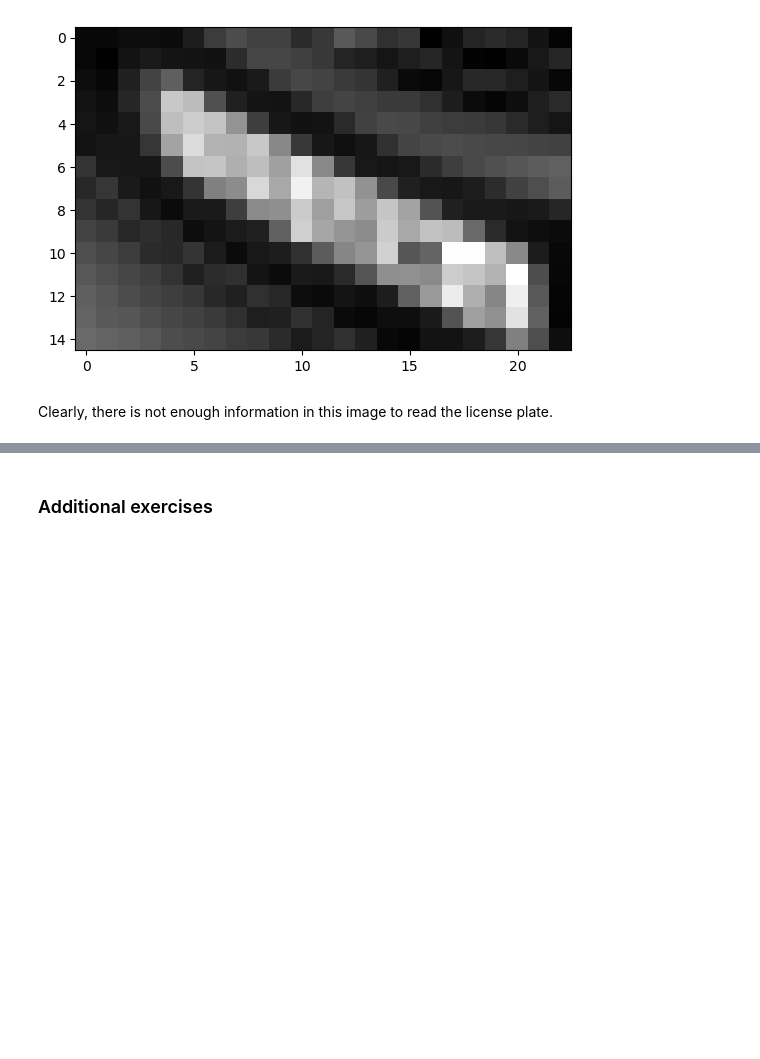
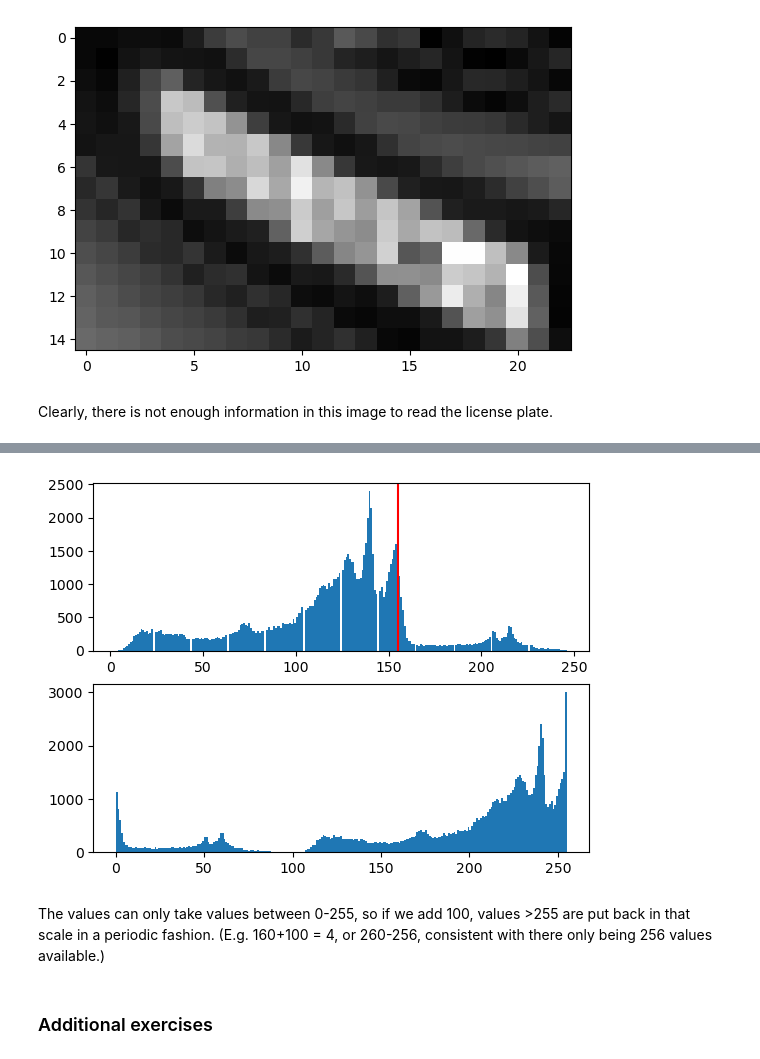
Before and after one commit to Jintram/Workshop_Py_image-analysis_2025, a Jupyter notebook: Answers/Bioimage-analysis_02_answers.ipynb, the cells around one changed output, grey strips where cells are left out. Drawn from its saved outputs; the diff is of its cells as text; code cells hidden in the pictures; blank space fills up the shorter version.

```diff
--- a/Answers/Bioimage-analysis_02_answers.ipynb
+++ b/Answers/Bioimage-analysis_02_answers.ipynb
@@ -46,3 +79,12 @@ Clearly, there is not enough information in this image to read the license plate
+# %%
+fig, ax = plt.subplots(2,1)
+_=ax[0].hist(img_small.ravel(), bins=255)
+_=ax[0].axvline(x=255-100, color='r', linestyle='-')
+_=ax[1].hist(img_small_plus100.ravel(), bins=255)
+# %% [output]
+[figure, added]
+# %% [markdown]
+The values can only take values between 0-255, so if we add 100, values >255 are put back in that scale in a periodic fashion. (E.g. 160+100 = 4, or 260-256, consistent with there only being 256 values available.)
 # %% [markdown]
 ### Additional exercises
 # %%
```
Also changed, not shown: parts of 6 cells of this notebook, 12 other files.
